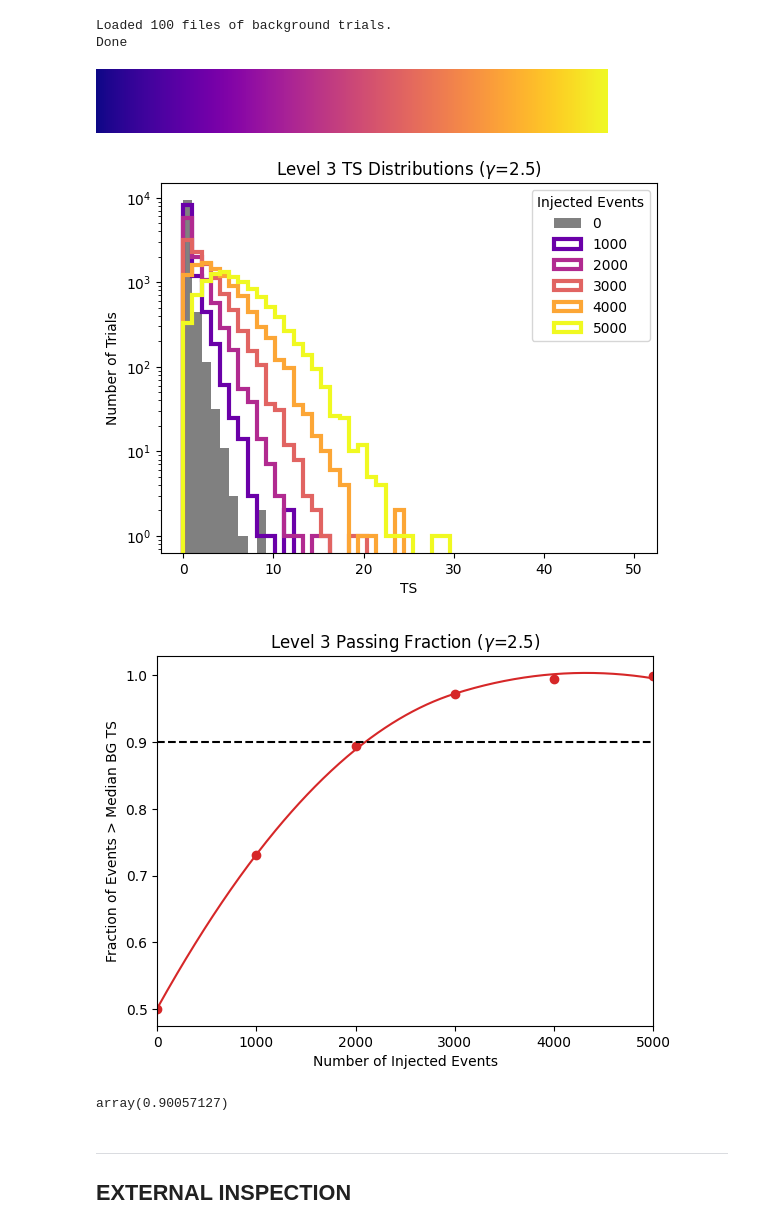
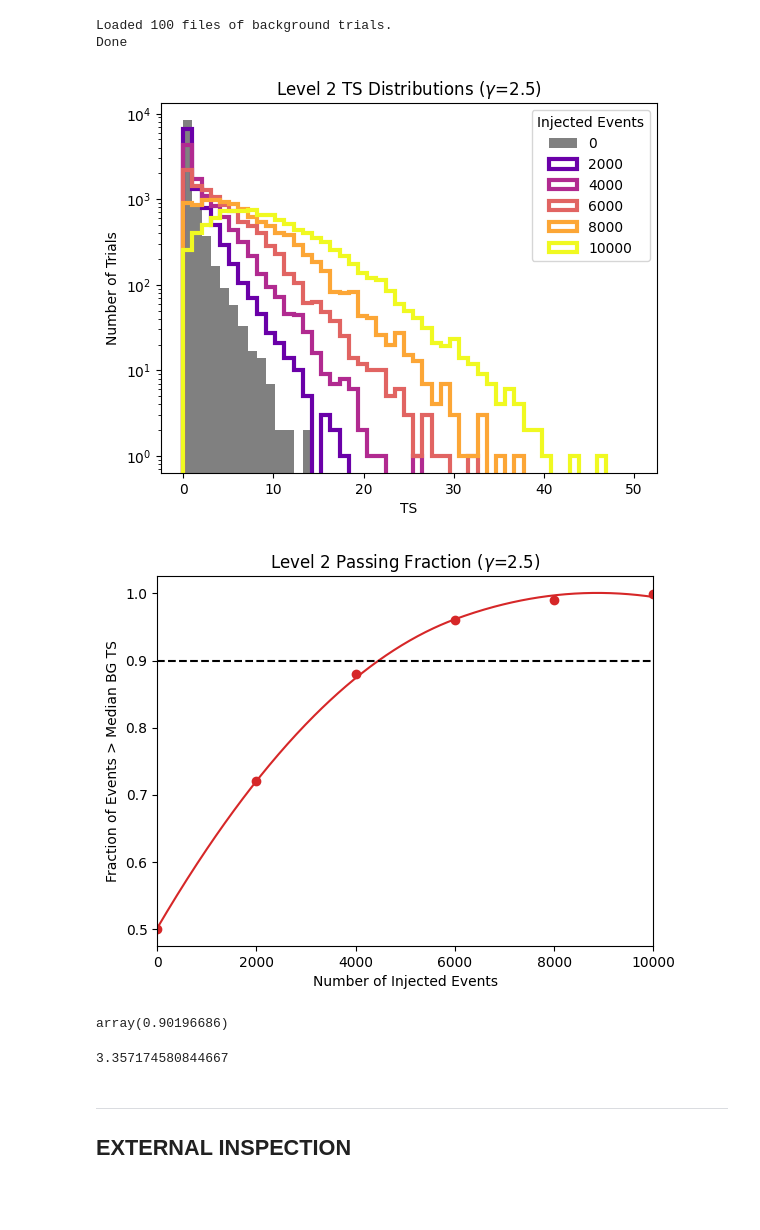
Before and after one commit to MACampana/BinnedTracks, a Jupyter notebook: NEW_BinnedAnalysis.ipynb, the cells around one changed output. Drawn from its saved outputs; the diff is of its cells as text; code cells hidden in the pictures; blank space fills up the shorter version.

```diff
--- a/NEW_BinnedAnalysis.ipynb
+++ b/NEW_BinnedAnalysis.ipynb
@@ -1205,12 +1238,13 @@ class BinnedTemplateAnalysis:
 # %%
-data_path = 'data/level2/binned/Level2_2020.binned_data.npy'
-sig_path = 'data/level2/sim/npy/Level2_sim_2.npy'
+#data_path = 'data/level3/binned/Level3_2020.binned_data.nside32.npy'
+data_path = 'data/level3/exp'
+sig_path = 'data/level3/sim/npy/Level3_sim_2.npy'
 grl_path = 'GRL.npy'
 template_path = 'templates/Fermi-LAT_pi0_map.npy'
 # %%
-bin_chilln = BinnedTemplateAnalysis(data_path, sig_path, grl_path, is_binned=True, savedir='data/level2/binned/', name='Level2_2020',
+bin_chilln = BinnedTemplateAnalysis(data_path, sig_path, grl_path, is_binned=False, savedir='data/level3/binned/', name='Level3_2020_50bins',
                  template=template_path, gamma=2.7, cutoff=10**(-1.0),
-                 nside=32, min_dec_deg=-80, max_dec_deg=80, verbose=False,
-                 ebins=None, qtot=True, force=False)
+                 nside=32, min_dec_deg=-80, max_dec_deg=80, verbose=True,
+                 ebins=[50], qtot=True, force=False)
 # %% [output]
 Setting up:
@@ -1283,17 +1308,0 @@ xs = np.linspace(0,1e6, 2)
-# %%
-f, (a0, a1) = plt.subplots(2, 1, sharex=True, gridspec_kw={'height_ratios': [3, 1]}, facecolor='w')
-
-a0.plot(ninj[1:], (nrect[1:]-nrect[0])/ninj[1:])
-#a0.plot(xs, xs, linestyle='--', c='k')
-a0.semilogx()
-a0.set_ylabel(r'$\frac{Fit - Fit(ns=0)}{Inj}$')
-a0.set_xlim(1e3,1e6)
-a0.set_ylim(0.7,1.)
-
-a1.plot(ninj, (nrect-ninj))
-#a1.plot(xs, [70000, 70000], linestyle='--', c='k')
-a1.set_ylabel('Fit - Inj')
-a1.set_xlabel('Injected')
-#a1.set_ylim(-200e3, 16e3)
-
-plt.show()
@@ -1483,10 +1508,11 @@ pfs = {}
 dists = {}
 cutoff = 0.1
 gamma = 2.5
-level = 3
-for where_acc in ['allsky']:
+level = 2
+nside = 32
+for where_acc in ['allsky_ebins']:
 
-    filelist = sorted(glob(f'/data/user/mcampana/analysis/binned_tracks/trials/level{level}/bkg/{where_acc}/cutoff/{cutoff}/gamma/{gamma}/trials*.npy'))
+    filelist = sorted(glob(f'/data/user/mcampana/analysis/binned_tracks/trials/level{level}/bkg/{where_acc}/nside/{nside}/cutoff/{cutoff}/gamma/{gamma}/trials*.npy'))
     bg_tss = np.array([])
     c = 0
     for f in filelist:
@@ -1502,11 +1528,11 @@ for where_acc in ['allsky']:
 
     #load and append sig trials
     #nsigs = np.sort(np.array(os.listdir(f'/data/user/mcampana/analysis/binned_tracks/trials/sig/{where_acc}/nsig/'), dtype=int))
-    nsigs = np.array([1000, 2000, 3000, 4000, 5000])
+    nsigs = np.array([2000, 4000, 6000, 8000, 10000])
     sig_tss = {}
     passing = {}
     for nsig in nsigs:
-        filelist = sorted(glob(f'/data/user/mcampana/analysis/binned_tracks/trials/level{level}/sig/{where_acc}/cutoff/{cutoff}/gamma/{gamma}/nsig/{nsig}/trials*.npy'))
+        filelist = sorted(glob(f'/data/user/mcampana/analysis/binned_tracks/trials/level{level}/sig/{where_acc}/nside/{nside}/cutoff/{cutoff}/gamma/{gamma}/nsig/{nsig}/trials*.npy'))
         tss = np.array([])
         c = 0
         for f in filelist:
@@ -1535,32 +1561,28 @@ Done
 # %%
 from matplotlib.cm import get_cmap
 cmap = get_cmap('plasma')
-# %%
-cmap
-# %% [output]
-[figure, removed]
 # %%
 plt.figure(facecolor='w')
 bins = np.linspace(0,50,50)
 
-for where_acc in ['allsky']: #['bothAcc', 'tempAcc', 'combAcc', 'allsky']
+for where_acc in ['allsky_ebins']: #['bothAcc', 'tempAcc', 'combAcc', 'allsky']
     for nsig in np.append(np.array([0]), nsigs):
         if nsig == 0:
             plt.hist((dists[where_acc][nsig]), label=nsig, bins=bins, color='grey')
         else:
             plt.hist((dists[where_acc][nsig]), label=nsig, histtype='step', linewidth=3, bins=bins, color=cmap(nsig/np.max(nsigs)))
 
     #plt.vlines(np.log10(np.median(dists[where_acc][0])), 0, 1000, linestyle='--', color='k')
 
 #plt.xlim(0, 600)
 plt.title(fr'Level {level} TS Distributions ($\gamma$={gamma})')
 plt.xlabel(r'TS')
 plt.ylabel('Number of Trials')
 plt.legend(title=r'Injected Events', loc='upper right')
 plt.semilogy()
 plt.show()
 # %% [output]
-[figure, old version]
+[figure, new version]
 # %%
 from scipy.interpolate import interp1d, splrep, splev
 # %%
@@ -1576,27 +1598,31 @@ for where_acc in ['allsky']:
     splr = splrep(list(sorted_passing.keys()), list(sorted_passing.values()), k=2, s=.0001)
     ys[where_acc] = splev(xs, splr)
 # %%
-colors = {'bothAcc': 'C0', 'tempAcc': 'C1', 'combAcc': 'C2', 'allsky': 'C3'}
+colors = {'bothAcc': 'C0', 'tempAcc': 'C1', 'combAcc': 'C2', 'allsky_ebins': 'C3'}
 
 plt.figure(facecolor='w')
-for where_acc in ['allsky']:
+for where_acc in ['allsky_ebins']:
     passing = pfs[where_acc]
     plt.scatter(sorted_passing.keys(), sorted_passing.values(), label=where_acc, color=colors[where_acc])
     plt.plot(xs, ys[where_acc], color=colors[where_acc])
 
-plt.hlines(0.9, 0, 5000, linestyle='--', color='k')
+plt.hlines(0.9, 0, 10000, linestyle='--', color='k')
 #plt.legend(title='')
 plt.title(fr'Level {level} Passing Fraction ($\gamma$={gamma})')
 plt.xlabel('Number of Injected Events')
 plt.ylabel('Fraction of Events > Median BG TS')
-plt.xlim(0,5000)
+plt.xlim(0,10000)
 plt.show()
 # %% [output]
-[figure, old version]
+[figure, new version]
 # %%
-splev(2100, splr)
+splev(4500, splr)
 # %% [output]
-array(0.90057127)
+array(0.90196686)
+# %%
+hp.nside2pixarea(32) * (180/np.pi)**2
+# %% [output]
+3.357174580844667
 # %% [markdown]
 ---
 EXTERNAL INSPECTION
```
Also changed, not shown: parts of 16 cells of this notebook, 1 other file.
